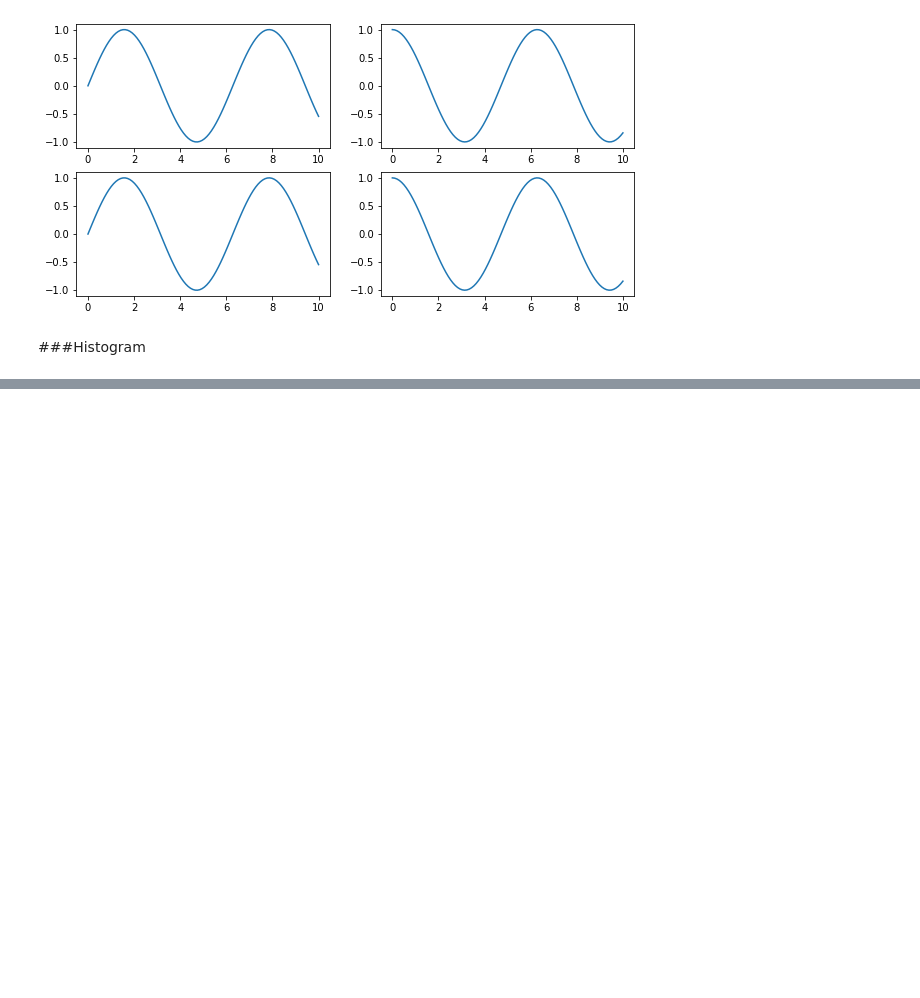
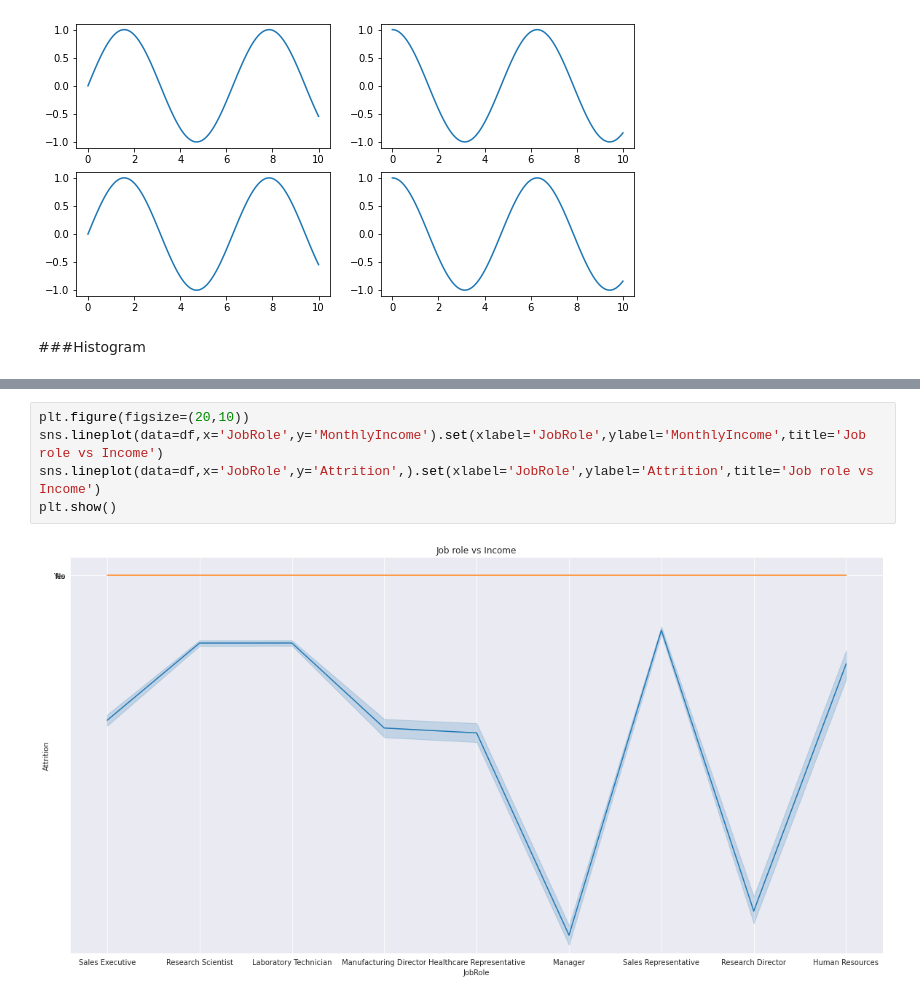
Before and after one commit to Sunny1729-prog/Data-Science-and-Machine-Learning, a Jupyter notebook: $_Class_7_8(DS_&_ML).ipynb, the cells around one changed output, grey strips where cells are left out. Drawn from its saved outputs; the diff is of its cells as text; blank space fills up the shorter version.

```diff
--- a/$_Class_7_8(DS_&_ML).ipynb
+++ b/$_Class_7_8(DS_&_ML).ipynb
@@ -191,0 +367,7 @@ plt.show()
+# %%
+plt.figure(figsize=(20,10))
+sns.lineplot(data=df,x='JobRole',y='MonthlyIncome').set(xlabel='JobRole',ylabel='MonthlyIncome',title='Job role vs Income')
+sns.lineplot(data=df,x='JobRole',y='Attrition',).set(xlabel='JobRole',ylabel='Attrition',title='Job role vs Income')
+plt.show()
+# %% [output]
+[figure, added]
```
Also changed, not shown: parts of 24 cells of this notebook.
